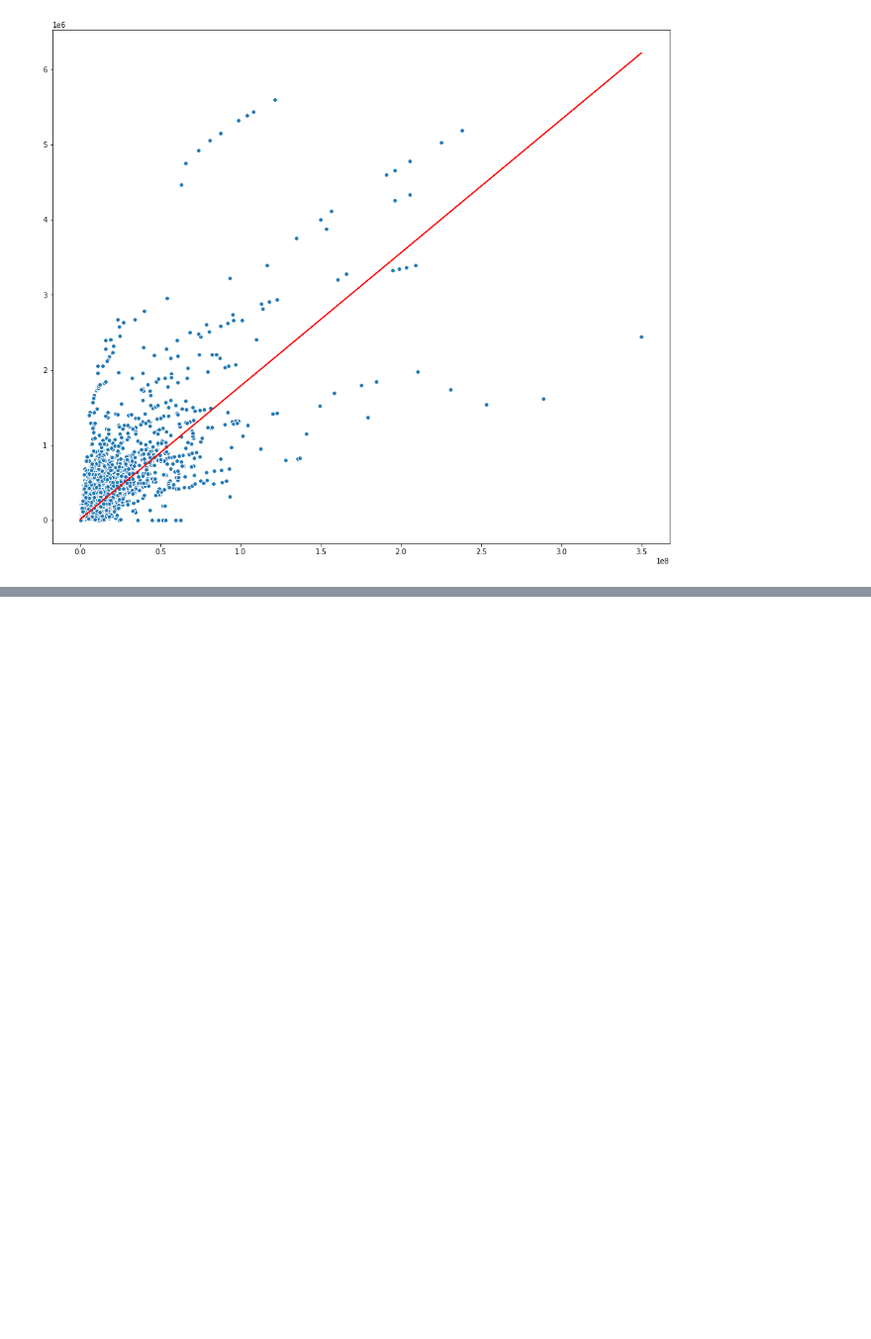
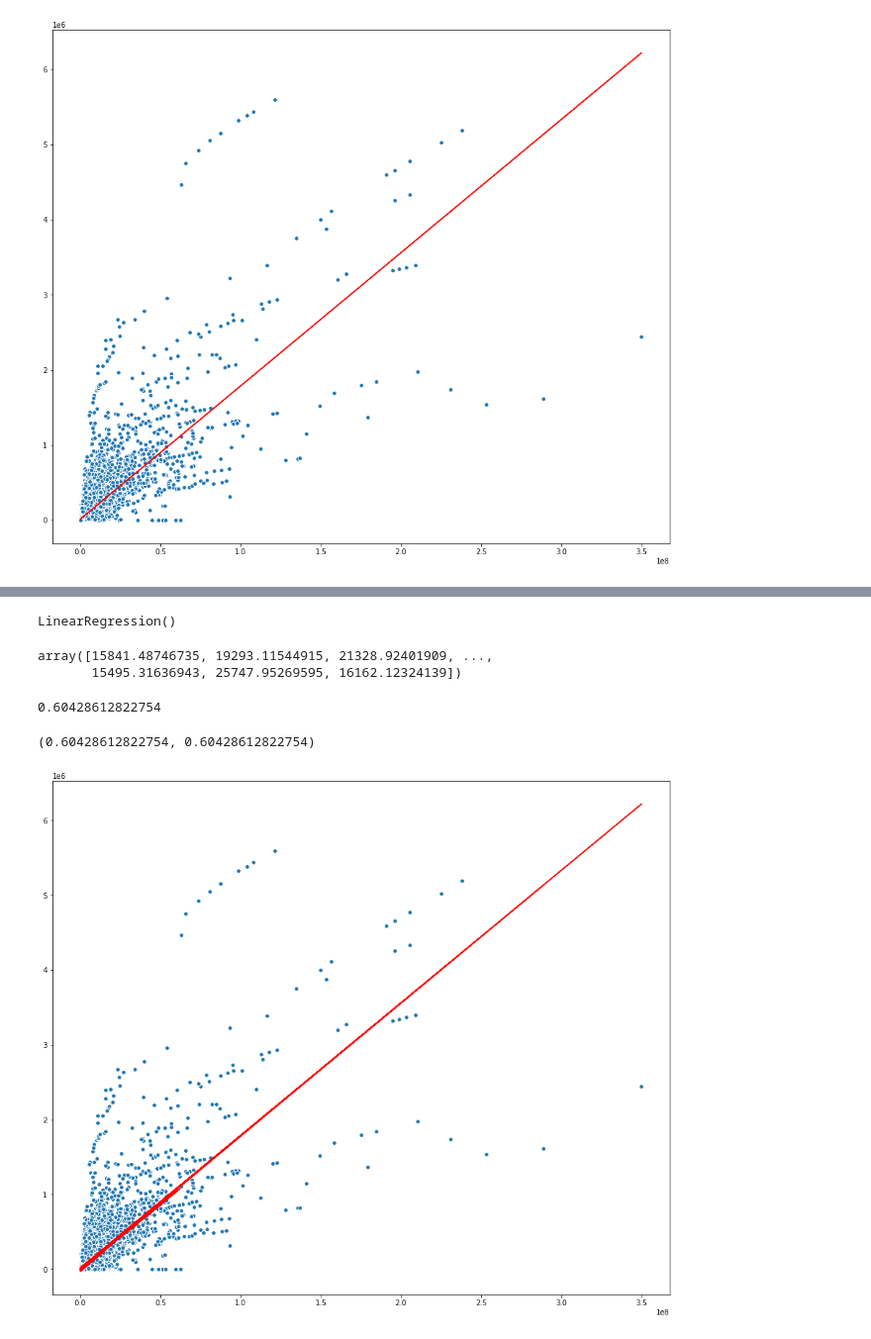
Before and after one commit to ashen007/youtube_trending, a Jupyter notebook: trending.ipynb, the cells around one changed output, grey strips where cells are left out. Shown at 99% size. Cells and saved outputs as stored; diff of their text form; code cells hidden in the pictures; blank space fills up the shorter version.

Commit message:
make prediction based on views,comment_count and like relationship

```diff
--- a/trending.ipynb
+++ b/trending.ipynb
@@ -70,7 +71,7 @@ cols_with_bool = ['comments_disabled','ratings_disabled','video_error_or_removed
 for col in cols_with_bool:
     df[col] = df[col].apply(lambda x: 0 if x==False else 1 )
 # %%
-# df.reset_index(inplace=True)
+df.reset_index(inplace=True)
 df.drop(['index'],
         axis=1,
         inplace=True)
@@ -574,0 +595,14 @@ plt.show()
+# %%
+# improve performance with dummy feature
+x1 = x_train[['views','comments_disabled','ratings_disabled','video_error_or_removed']]
+y1 = x_train.likes.values
+model1 = model.fit(x1,y1)
+model1
+# %% [output]
+LinearRegression()
+# %%
+prediction1 = model1.predict(x_test[['views','comments_disabled','ratings_disabled','video_error_or_removed']])
+prediction1
+# %% [output]
+array([15841.48746735, 19293.11544915, 21328.92401909, ...,
+       15495.31636943, 25747.95269595, 16162.12324139])
@@ -574,0 +612,22 @@ plt.show()
+# %%
+R2_1 = r2_score(x_test['likes'].values.reshape((-1,1)),
+                 prediction1)
+R2_1
+# %% [output]
+0.60428612822754
+# %%
+r2_score1, R2_1
+# %% [output]
+(0.60428612822754, 0.60428612822754)
+# %%
+fig = plt.figure(figsize=[12,10])
+ax = fig.add_axes([1,1,1,1])
+ax.scatter(x_test.views,
+            x_test.likes,
+            edgecolors='#ffffff')
+ax.plot(x_test['views'],
+        prediction1,
+        color='red')
+plt.show()
+# %% [output]
+[figure, added]
```
Also changed, not shown: parts of 9 cells of this notebook.
